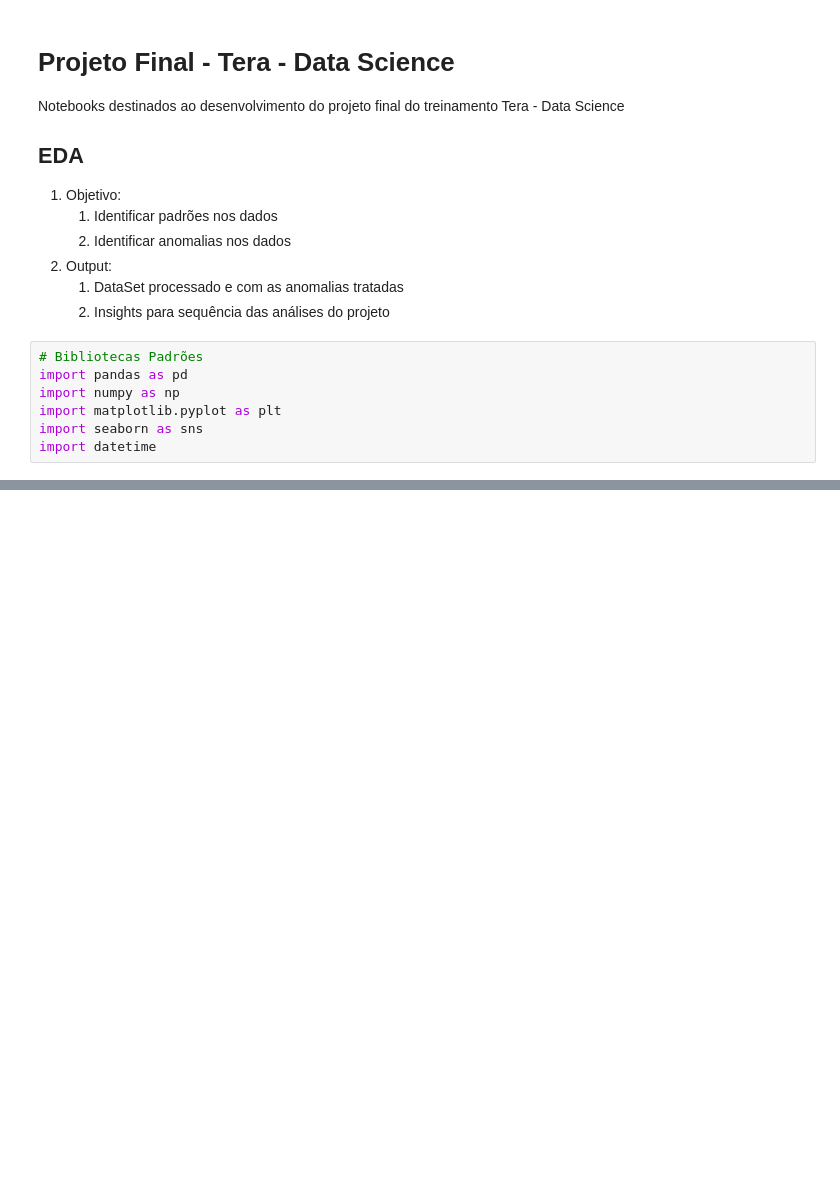
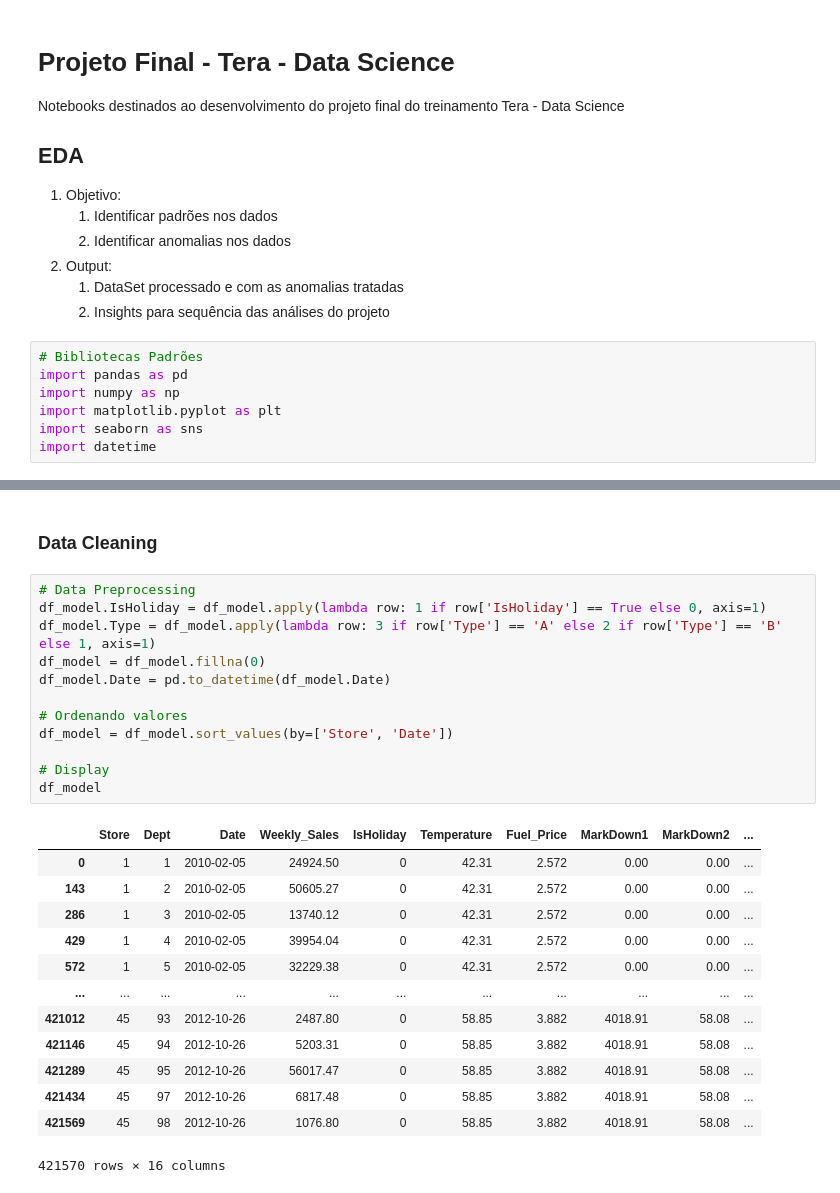
Before and after one commit to pedrobeaumord/tera-dscm-project, a Jupyter notebook: notebooks/1-eda-walmart-data.ipynb, the cells around one changed output, grey strips where cells are left out. Cells and saved outputs as stored; diff of their text form; blank space fills up the shorter version.

```diff
--- a/notebooks/1-eda-walmart-data.ipynb
+++ b/notebooks/1-eda-walmart-data.ipynb
@@ -37 +44,29 @@ df
+# %% [markdown]
+### Data Cleaning
+# %%
+# Data Preprocessing
+df_model.IsHoliday = df_model.apply(lambda row: 1 if row['IsHoliday'] == True else 0, axis=1)
+df_model.Type = df_model.apply(lambda row: 3 if row['Type'] == 'A' else 2 if row['Type'] == 'B' else 1, axis=1)
+df_model = df_model.fillna(0)
+df_model.Date = pd.to_datetime(df_model.Date)
+
+# Ordenando valores
+df_model = df_model.sort_values(by=['Store', 'Date'])
+
+# Display
+df_model
+# %% [output]
+|  | Store | Dept | Date | Weekly_Sales | IsHoliday | Temperature | Fuel_Price | MarkDown1 | MarkDown2 | ... |
+| 0 | 1 | 1 | 2010-02-05 | 24924.50 | 0 | 42.31 | 2.572 | 0.00 | 0.00 | ... |
+| 143 | 1 | 2 | 2010-02-05 | 50605.27 | 0 | 42.31 | 2.572 | 0.00 | 0.00 | ... |
+| 286 | 1 | 3 | 2010-02-05 | 13740.12 | 0 | 42.31 | 2.572 | 0.00 | 0.00 | ... |
+| 429 | 1 | 4 | 2010-02-05 | 39954.04 | 0 | 42.31 | 2.572 | 0.00 | 0.00 | ... |
+| 572 | 1 | 5 | 2010-02-05 | 32229.38 | 0 | 42.31 | 2.572 | 0.00 | 0.00 | ... |
+| ... | ... | ... | ... | ... | ... | ... | ... | ... | ... | ... |
+| 421012 | 45 | 93 | 2012-10-26 | 2487.80 | 0 | 58.85 | 3.882 | 4018.91 | 58.08 | ... |
+| 421146 | 45 | 94 | 2012-10-26 | 5203.31 | 0 | 58.85 | 3.882 | 4018.91 | 58.08 | ... |
+| 421289 | 45 | 95 | 2012-10-26 | 56017.47 | 0 | 58.85 | 3.882 | 4018.91 | 58.08 | ... |
+| 421434 | 45 | 97 | 2012-10-26 | 6817.48 | 0 | 58.85 | 3.882 | 4018.91 | 58.08 | ... |
+| 421569 | 45 | 98 | 2012-10-26 | 1076.80 | 0 | 58.85 | 3.882 | 4018.91 | 58.08 | ... |
+421570 rows × 16 columns
 # %%
```
Also changed, not shown: parts of 13 cells of this notebook, 1 other file.
